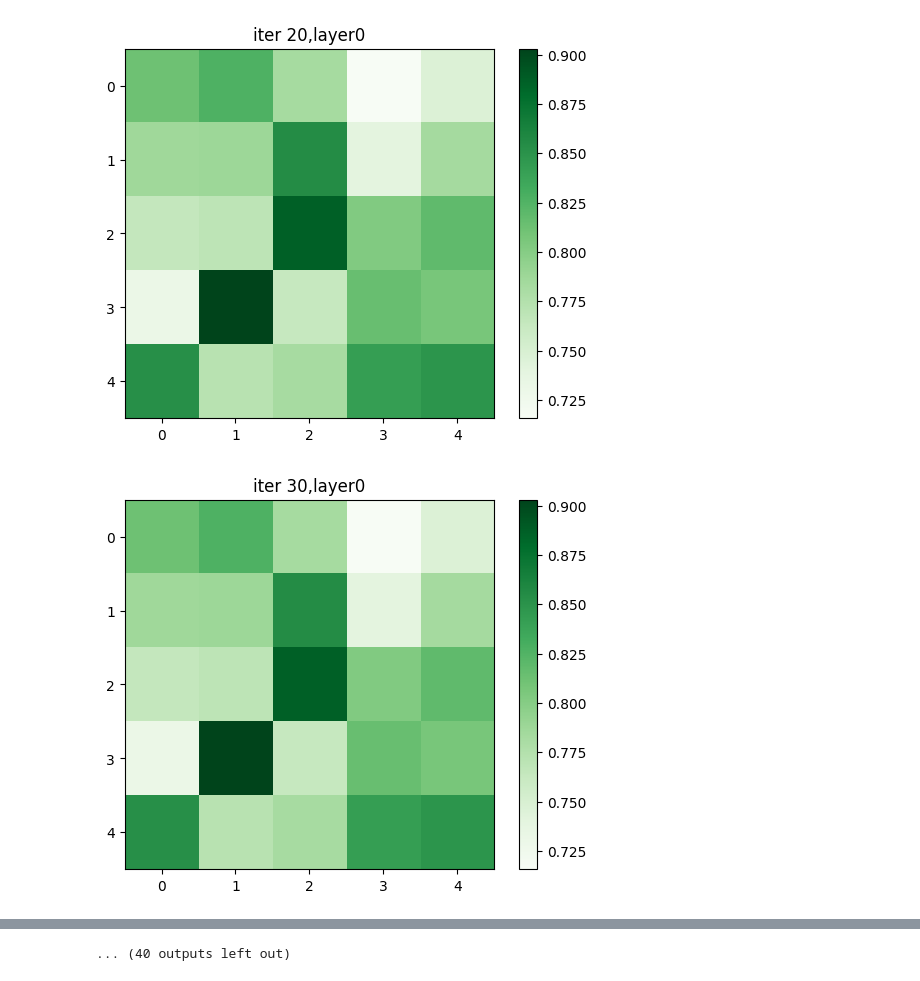
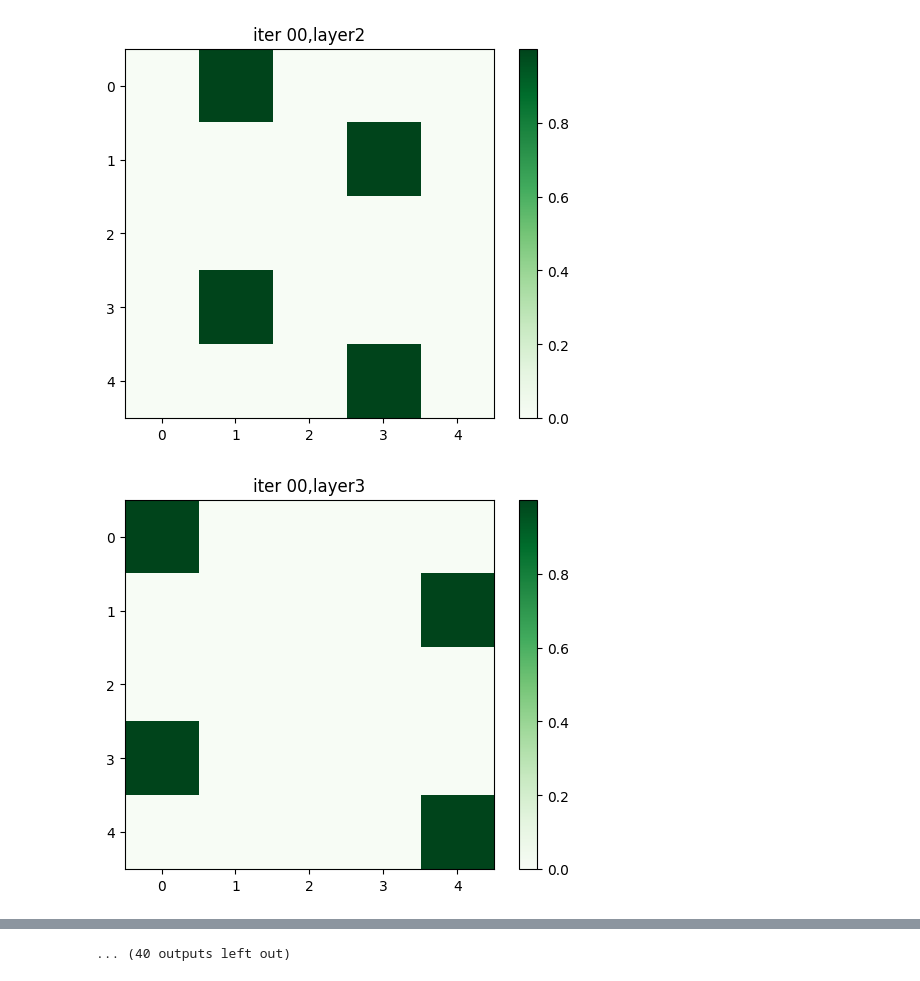
Before and after one commit to zhenqi72/STDP_CNN, a Jupyter notebook: STDP_CNN.ipynb, the cells around one changed output, grey strips where cells are left out. Saved outputs shown, nothing was run; the diff lists cells and outputs as text; code cells hidden in the pictures.

```diff
--- a/STDP_CNN.ipynb
+++ b/STDP_CNN.ipynb
@@ -69,7 +69,7 @@ train(svm,train_loader)
 # %%
 import numpy as np
 import os
-data = np.load('D:/Asu/STAM/Norse/STDP_CNN/w1.npy')
+data = np.load('E:/ASU/Norse/reproduce_code/STDP_CNN/w1.npy')
 print(data)
 print("data shape",data.shape)
 # %% [output]
@@ -93,10 +93,10 @@ data shape (13, 4, 1, 5, 5)
 # %%
 import numpy as np
 import matplotlib.pyplot as plt
-for i in range(data.shape[1]):
-    for j in range(data.shape[0]):
-        plt.title("iter {}0,layer{}".format(j,i))
-        plt.imshow(data[j,i,0], cmap='Greens', interpolation='nearest')
+for i in range(data.shape[0]):
+    for j in range(data.shape[1]):
+        plt.title("iter {}0,layer{}".format(i,j))
+        plt.imshow(data[i,j,0], cmap='Greens', interpolation='nearest')
         plt.colorbar()  # 添加颜色条
         plt.show()
 # %% [output]
@@ -105,2 +105,2 @@ for i in range(data.shape[1]):
-[figure, old version]
+[figure, new version]
-[figure, old version]
+[figure, new version]
```
Also changed, not shown: parts of 2 cells of this notebook, 10 other files.
